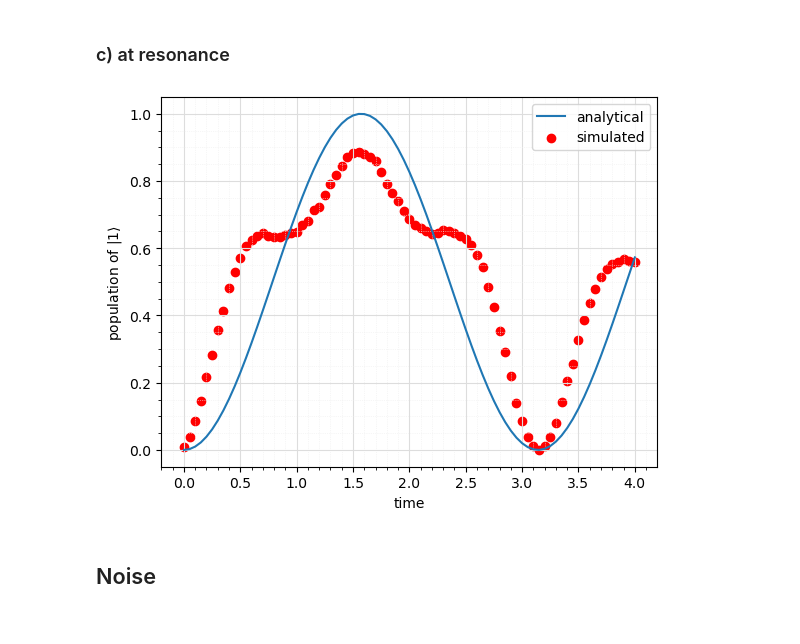
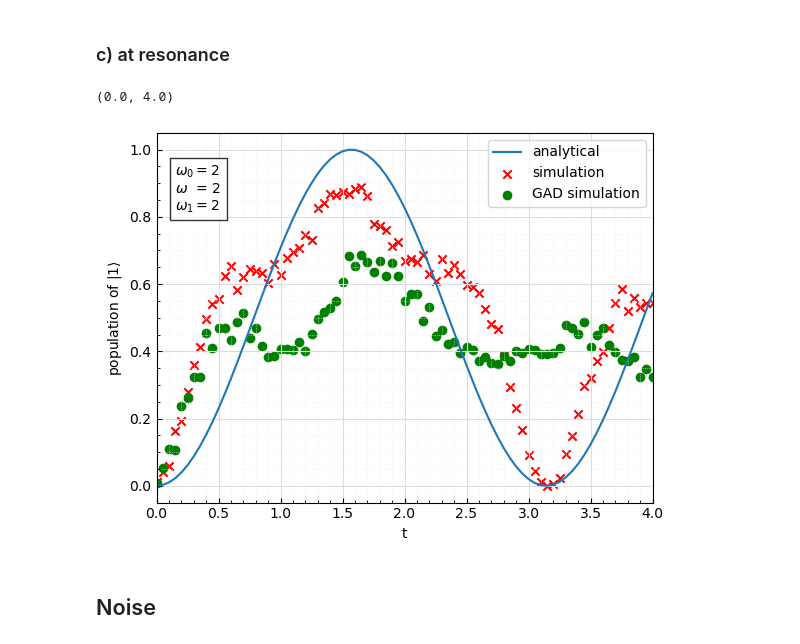
Before and after one commit to zambrdav/fopra34, a Jupyter notebook: AaronIntro.ipynb, the cells around one changed output. Saved outputs shown, nothing was run; the diff lists cells and outputs as text; code cells hidden in the pictures.

```diff
--- a/AaronIntro.ipynb
+++ b/AaronIntro.ipynb
@@ -309,0 +350,7 @@ sim = AerSimulator(method="statevector")
+# %%
+circ = q.QuantumCircuit(2,2)
+circ.cx(0,1)
+circ.h(0)
+circ.barrier()
+circ.measure([0,1], [0,1])
+print(circ)
@@ -381,4 +446,7 @@ runc(tele)
 # %% [output]
 $$\frac{\sqrt{2}}{2} |001\rangle+\frac{\sqrt{2}}{2} |010\rangle$$
 {'010 10': 400}
+# %%
+plt.rcParams['xtick.direction'] = 'in'  # Options: 'in', 'out', 'inout'
+plt.rcParams['ytick.direction'] = 'in'
 # %% [markdown]
@@ -391,6 +459,8 @@ from qiskit.visualization import plot_histogram
 import qiskit_aer as aer
 import scipy as scp
 import numpy as np
+import matplotlib.pyplot as plt
+import qiskit_aer.noise as noise
 
 t = np.arange(0, 4.001, 0.05)
 w = 25.5
@@ -398,9 +468,6 @@ w0 = 25
 w1 = 2
 Del = w-w0
 O = np.sqrt(w1**2 + Del**2)
-
-alpha = np.exp(1j*w*t/2) * (np.cos(O*t/2) - 1j*Del/O *np.sin(O*t/2))
-beta = np.exp(-1j*w*t/2) * - 1j*w1/O *np.sin(O*t/2)
 # %%
 RX = qiskit.circuit.library.RXGate
 RZ = qiskit.circuit.library.RZGate
@@ -559,15 +657,37 @@ for i in range(len(t)):
+# %%
+t = np.arange(0, 4.001, 0.05)
+# anlaytical solution
+alpha_r, beta_r = alpha_beta(2, 2, 2, t)
+
+shots=400
+# noiseless simulation
+counts_r = time_evolve(t, w=2, w0=2, w1=2, shots=shots)
+trace_r = population(counts_r) #np.zeros_like(t)
+
+# model noise
+nModel = noise.noise_model.NoiseModel()
+gamma = 0.02
+p = 0.1
+nModel.add_all_qubit_quantum_error(noise.amplitude_damping_error(gamma, p), ['rx','rz', 'measure'])
+res_count_noise = time_evolve(t=t, w=2, w0=2, w1=2, shots=shots, noise_model=nModel)
+res_pop_noise_sim = population(res_count_noise)
 # %%
 alpha_r, beta_r = alpha_beta(2, 2, 2, t)
 # %%
 #plt.plot(t, np.square(np.abs(alpha_r)))
 plt.plot(t, np.square(np.abs(beta_r)), label='analytical')
-plt.scatter(t, trace_r/shots, label='simulated', color='red', marker='o')
-plt.xlabel('time')
+plt.scatter(t, trace_r, label='simulation', color='red', marker='x')
+plt.scatter(t, res_pop_noise_sim, label='GAD simulation', color='g', marker='o')
+plt.xlabel('t')
 plt.ylabel(r'population of $|1\rangle$')
 plt.legend()
+specs = '$\omega_0=$'+str(2)+'\n$\omega$  = '+str(2)+'\n$\omega_1=$'+str(2)
+plt.text(0.15, 0.82, specs, bbox=dict(facecolor='white', alpha=0.8))
 grid()
+plt.xlim([0, t[-1]])
 # %% [output]
+(0.0, 4.0)
-[figure, old version]
+[figure, new version]
 # %% [markdown]
 ## Noise
 # %% [markdown]
```
Also changed, not shown: parts of 66 cells of this notebook.
